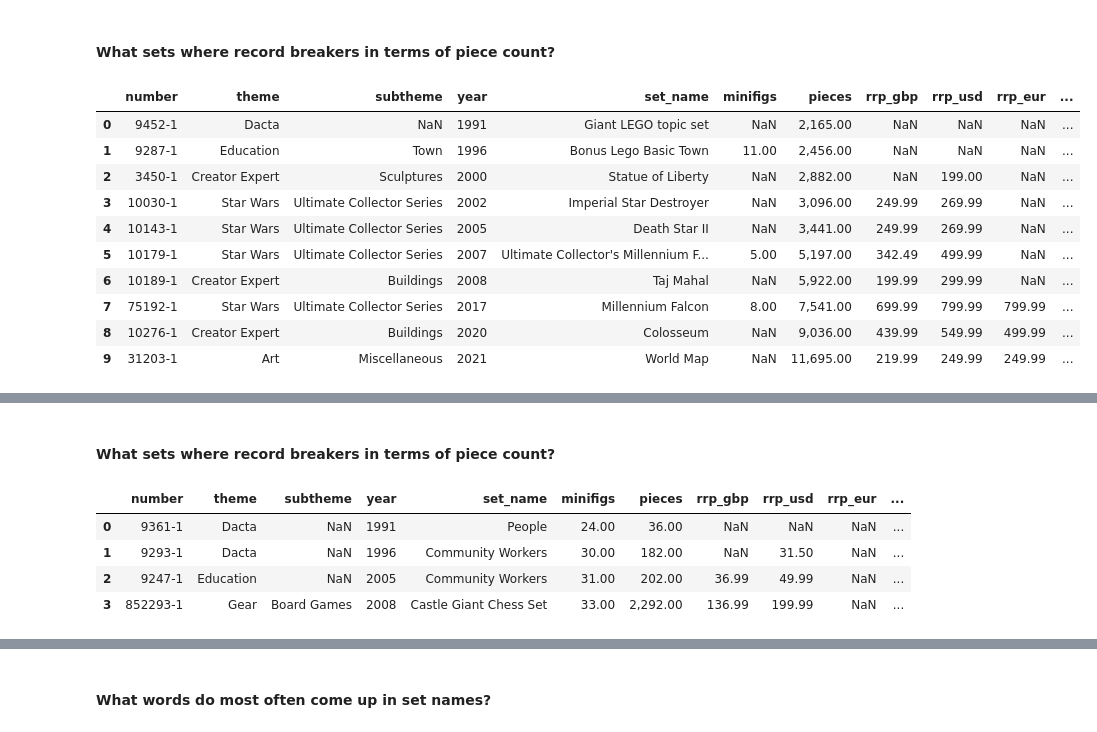
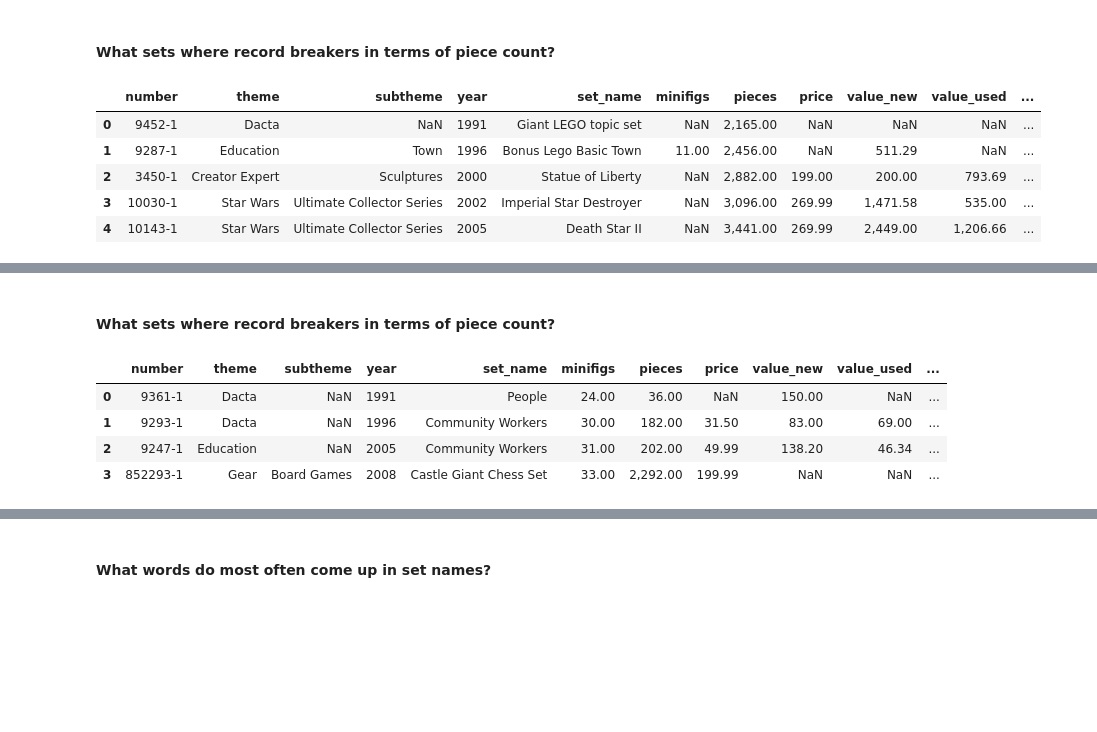
Before and after one commit to michaeltosic/lego-analysis, a Jupyter notebook: lego-analysis.ipynb, the cells around one changed output, grey strips where cells are left out. Saved outputs shown, nothing was run; the diff lists cells and outputs as text; code cells hidden in the pictures; blank space fills up the shorter version.

```diff
--- a/lego-analysis.ipynb
+++ b/lego-analysis.ipynb
@@ -490,0 +592,2 @@ print(set(df.year))
+# %%
+df_sets['price'].fillna(df_sets['price_eur_calc'], inplace=True)
@@ -490,0 +623,6 @@ print(set(df.year))
+# %%
+df_sets_price = df_sets_price.drop(['rrp_eur','price_gbp_calc', 'rrp_gbp', 'price_eur_calc'], axis = "columns")
+df_sets = df_sets.drop(['rrp_eur','price_gbp_calc', 'rrp_gbp', 'price_eur_calc'], axis = "columns")
+# %%
+df_sets_price = df_sets_price.sort_values("year").reset_index(drop = True)
+df_sets = df_sets.sort_values("year").reset_index(drop = True)
@@ -510,8 +651,6 @@ Name: category, Length: 11668, dtype: object
 # %% [markdown]
 ### A) Exporatory Analysis
 #### What themes are most dominant over the years by number of sets?
-# %%
-df_sets = df[df.category == "set"]
 # %%
 df_temp = df_sets.groupby(by = ["year","theme"]).count().sort_values(by =["year", "number"], ascending = (True, False))
 df_1 = pd.DataFrame(df_temp["number"])
@@ -559,19 +721,14 @@ def create_record_breaker_dataset(df, col):
     return df_winners
 # %%
 df_piece_count_winners = create_record_breaker_dataset(df_sets,"pieces")
-df_piece_count_winners
+df_piece_count_winners.head()
 # %% [output]
-|  | number | theme | subtheme | year | set_name | minifigs | pieces | rrp_gbp | rrp_usd | rrp_eur | ... |
+|  | number | theme | subtheme | year | set_name | minifigs | pieces | price | value_new | value_used | ... |
 | 0 | 9452-1 | Dacta | NaN | 1991 | Giant LEGO topic set | NaN | 2,165.00 | NaN | NaN | NaN | ... |
-| 1 | 9287-1 | Education | Town | 1996 | Bonus Lego Basic Town | 11.00 | 2,456.00 | NaN | NaN | NaN | ... |
-| 2 | 3450-1 | Creator Expert | Sculptures | 2000 | Statue of Liberty | NaN | 2,882.00 | NaN | 199.00 | NaN | ... |
-| 3 | 10030-1 | Star Wars | Ultimate Collector Series | 2002 | Imperial Star Destroyer | NaN | 3,096.00 | 249.99 | 269.99 | NaN | ... |
-| 4 | 10143-1 | Star Wars | Ultimate Collector Series | 2005 | Death Star II | NaN | 3,441.00 | 249.99 | 269.99 | NaN | ... |
-| 5 | 10179-1 | Star Wars | Ultimate Collector Series | 2007 | Ultimate Collector's Millennium F... | 5.00 | 5,197.00 | 342.49 | 499.99 | NaN | ... |
-| 6 | 10189-1 | Creator Expert | Buildings | 2008 | Taj Mahal | NaN | 5,922.00 | 199.99 | 299.99 | NaN | ... |
-| 7 | 75192-1 | Star Wars | Ultimate Collector Series | 2017 | Millennium Falcon | 8.00 | 7,541.00 | 699.99 | 799.99 | 799.99 | ... |
-| 8 | 10276-1 | Creator Expert | Buildings | 2020 | Colosseum | NaN | 9,036.00 | 439.99 | 549.99 | 499.99 | ... |
-| 9 | 31203-1 | Art | Miscellaneous | 2021 | World Map | NaN | 11,695.00 | 219.99 | 249.99 | 249.99 | ... |
+| 1 | 9287-1 | Education | Town | 1996 | Bonus Lego Basic Town | 11.00 | 2,456.00 | NaN | 511.29 | NaN | ... |
+| 2 | 3450-1 | Creator Expert | Sculptures | 2000 | Statue of Liberty | NaN | 2,882.00 | 199.00 | 200.00 | 793.69 | ... |
+| 3 | 10030-1 | Star Wars | Ultimate Collector Series | 2002 | Imperial Star Destroyer | NaN | 3,096.00 | 269.99 | 1,471.58 | 535.00 | ... |
+| 4 | 10143-1 | Star Wars | Ultimate Collector Series | 2005 | Death Star II | NaN | 3,441.00 | 269.99 | 2,449.00 | 1,206.66 | ... |
 # %%
 df_piece_count_winners["text"] = df_piece_count_winners["set_name"] +" "+ "(" + df_piece_count_winners["number"] +")"
 # %%
@@ -595,11 +753,11 @@ make_h_bar_chart(df_piece_count_winners, "pieces", df_piece_count_winners.index,
 #### What sets where record breakers in terms of piece count?
 # %%
 df_minifig_winners = create_record_breaker_dataset(df_sets,"minifigs")
-df_minifig_winners
+df_minifig_winners.head()
 # %% [output]
-|  | number | theme | subtheme | year | set_name | minifigs | pieces | rrp_gbp | rrp_usd | rrp_eur | ... |
-| 0 | 9361-1 | Dacta | NaN | 1991 | People | 24.00 | 36.00 | NaN | NaN | NaN | ... |
-| 1 | 9293-1 | Dacta | NaN | 1996 | Community Workers | 30.00 | 182.00 | NaN | 31.50 | NaN | ... |
-| 2 | 9247-1 | Education | NaN | 2005 | Community Workers | 31.00 | 202.00 | 36.99 | 49.99 | NaN | ... |
-| 3 | 852293-1 | Gear | Board Games | 2008 | Castle Giant Chess Set | 33.00 | 2,292.00 | 136.99 | 199.99 | NaN | ... |
+|  | number | theme | subtheme | year | set_name | minifigs | pieces | price | value_new | value_used | ... |
+| 0 | 9361-1 | Dacta | NaN | 1991 | People | 24.00 | 36.00 | NaN | 150.00 | NaN | ... |
+| 1 | 9293-1 | Dacta | NaN | 1996 | Community Workers | 30.00 | 182.00 | 31.50 | 83.00 | 69.00 | ... |
+| 2 | 9247-1 | Education | NaN | 2005 | Community Workers | 31.00 | 202.00 | 49.99 | 138.20 | 46.34 | ... |
+| 3 | 852293-1 | Gear | Board Games | 2008 | Castle Giant Chess Set | 33.00 | 2,292.00 | 199.99 | NaN | NaN | ... |
 # %%
```
Also changed, not shown: parts of 62 cells of this notebook, 2 other files.
